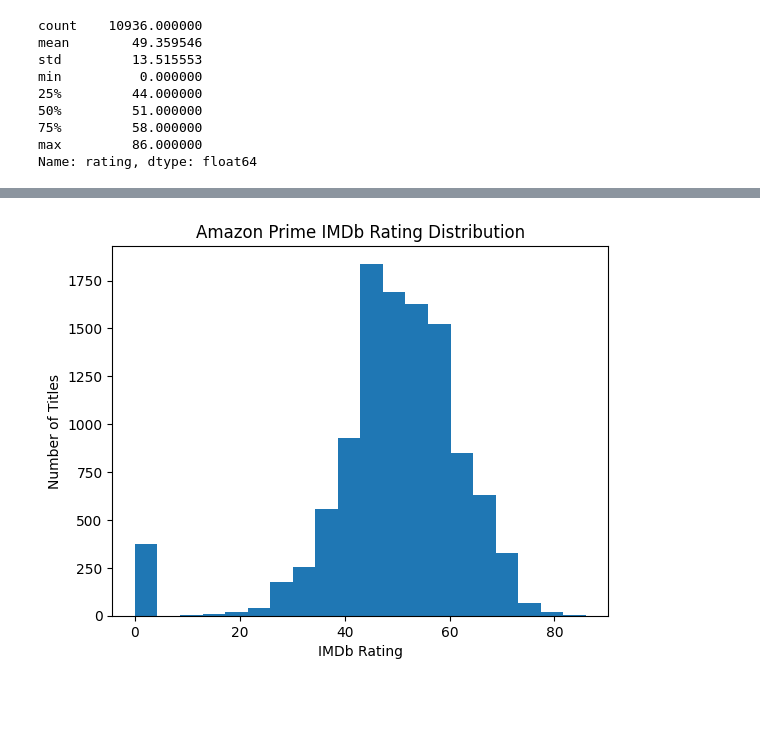
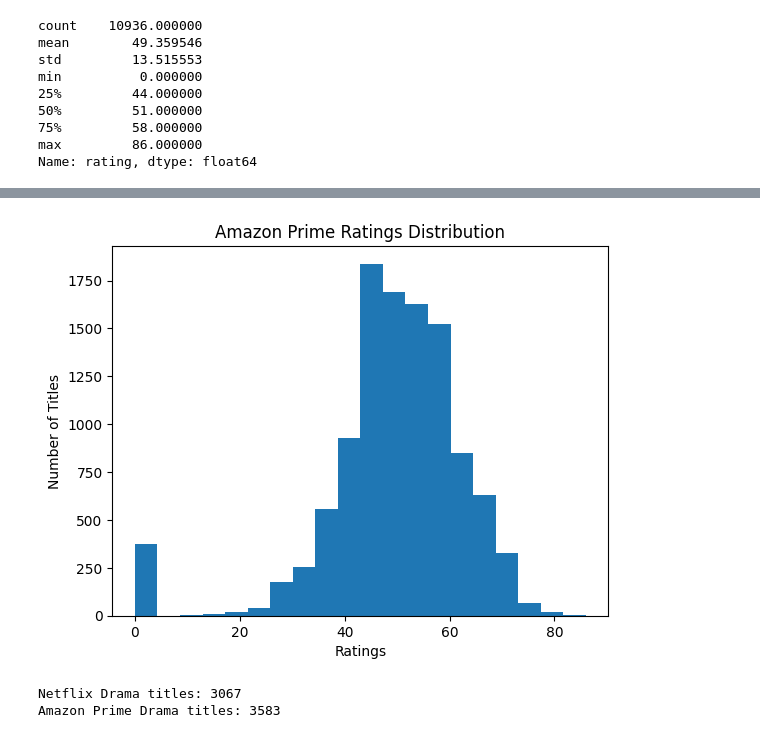
Before and after one commit to DianaAleks/streaming-services-enshittification-study, a Jupyter notebook: analysis_netflix_amazon_prime_2026.ipynb, the cells around one changed output, grey strips where cells are left out. Saved outputs shown, nothing was run; the diff lists cells and outputs as text; code cells hidden in the pictures; blank space fills up the shorter version.

Commit message:
Update Drama catalogue analysis

```diff
--- a/analysis_netflix_amazon_prime_2026.ipynb
+++ b/analysis_netflix_amazon_prime_2026.ipynb
@@ -373,9 +373,25 @@ plt.show()
 # %%
-# Distribution of Amazon Prime IMDb ratings
+# Distribution of Amazon Prime Ratings
 amazon["rating"].plot(kind="hist", bins=20)
-plt.title("Amazon Prime IMDb Rating Distribution")
-plt.xlabel("IMDb Rating")
+plt.title("Amazon Prime Ratings Distribution")
+plt.xlabel("Ratings")
 plt.ylabel("Number of Titles")
 plt.show()
 # %% [output]
-[figure, old version]
+[figure, new version]
+# %%
+# Filter Drama titles
+netflix_drama = netflix[
+    netflix["genre_names"].apply(lambda genres: "Drama" in genres)
+].copy()
+
+amazon_drama = amazon[
+    amazon["genre_names"].apply(lambda genres: "Drama" in genres)
+].copy()
+
+# Count unique TMDb IDs
+print("Netflix Drama titles:", netflix_drama["tmdb_id"].nunique())
+print("Amazon Prime Drama titles:", amazon_drama["tmdb_id"].nunique())
+# %% [output]
+Netflix Drama titles: 3067
+Amazon Prime Drama titles: 3583
```
Also changed, not shown: parts of 27 cells of this notebook, 1 other file.
